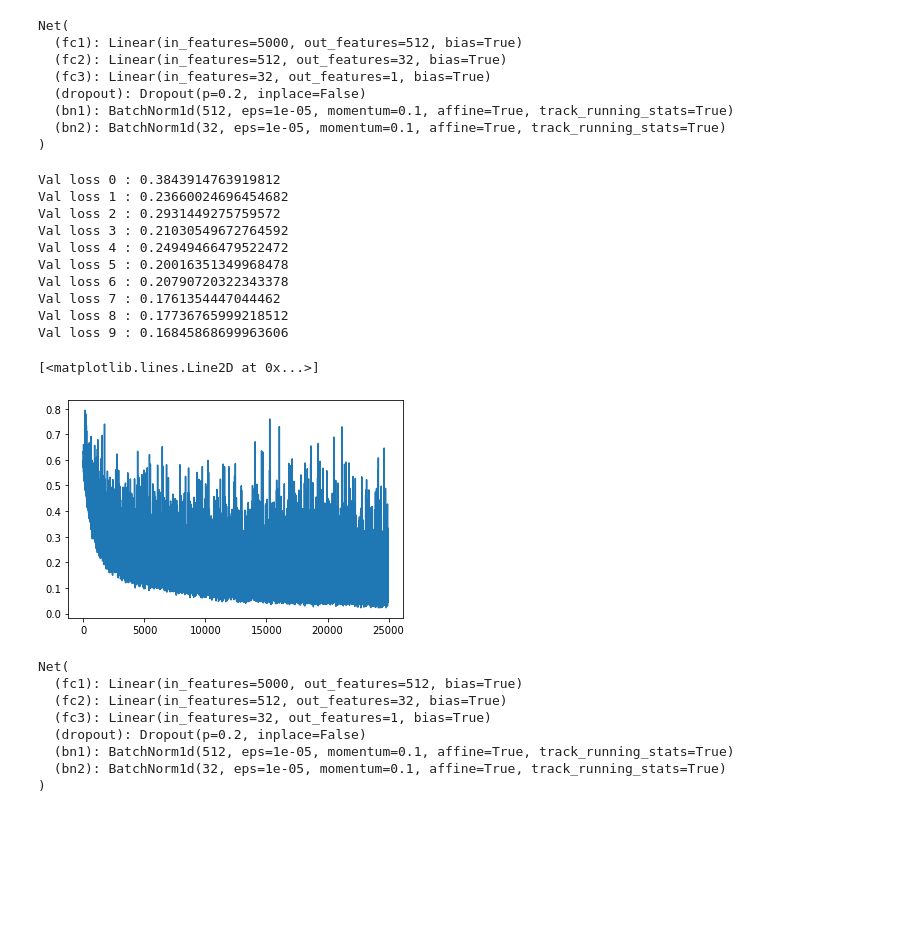
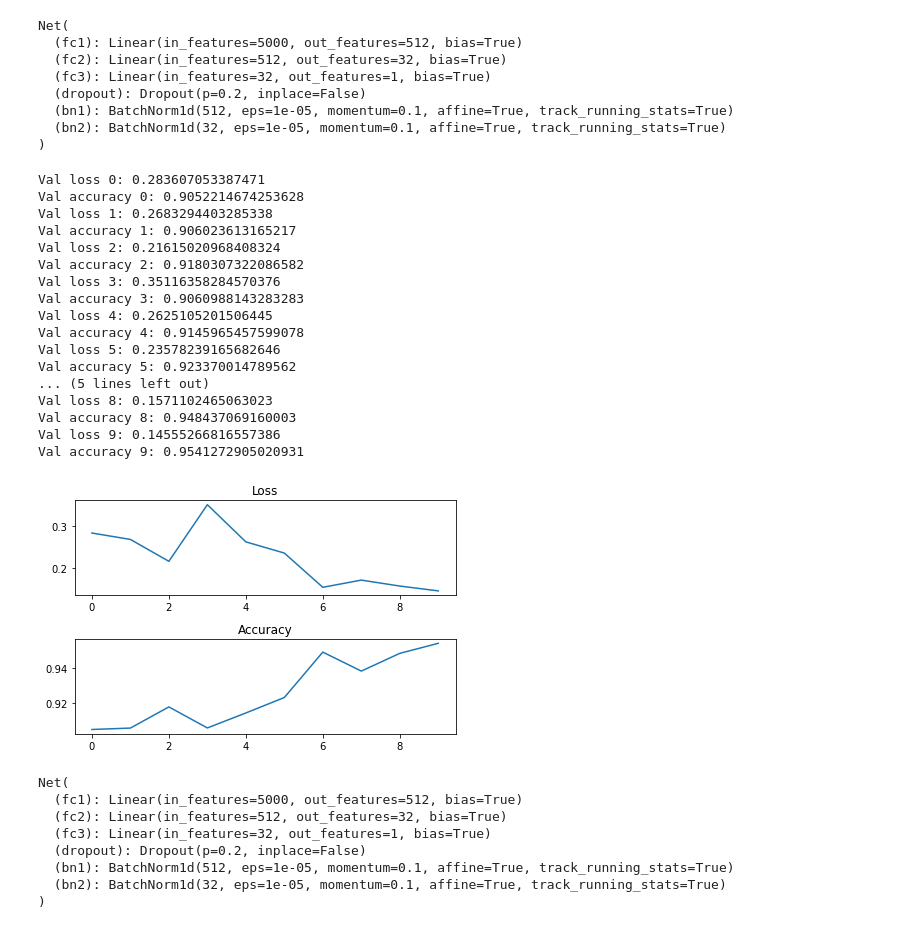
Before and after one commit to krupartea/Toxic-Comment-Classification-Using-Bag-of-Words, a Jupyter notebook: bag_of_words.ipynb, the cells around one changed output. Saved outputs shown, nothing was run; the diff lists cells and outputs as text; code cells hidden in the pictures; blank space fills up the shorter version.

```diff
--- a/bag_of_words.ipynb
+++ b/bag_of_words.ipynb
@@ -163,3 +135,3 @@ gc.collect()
 # %%
-dataset = np.array([[data, target] for data, target in zip(bag_of_words_tf_idf, df['toxic'].values)], dtype=object)
+dataset = np.array([[data, target] for data, target in zip(bag_of_words_df.values, df['toxic'].values)], dtype=object)
 dataset = dataset[np.random.permutation(len(dataset))]
@@ -172,7 +138,7 @@ gc.collect()
 # %%
 class Toxic(Dataset):
 
-    def __init__(self, dataset, phase='train'):
+    def __init__(self, dataset, phase=None):
 
         self.dataset = dataset
         self.phase = phase
@@ -222,7 +188,7 @@ class Net(nn.Module):
 
     def __init__(self):
         super().__init__()
-        self.fc1 = nn.Linear(5000, 512)
+        self.fc1 = nn.Linear(n_words_in_bag, 512)
         self.fc2 = nn.Linear(512, 32)
         self.fc3 = nn.Linear(32, 1)
 
@@ -260,14 +226,14 @@ Net(
 # %%
 total_progress = tqdm(total=num_epochs, desc='Total progress')
 epoch_losses = []
-casual_losses = []
+accuracy = Accuracy()
+epoch_accuracies = []
 
 for epoch in range(num_epochs):
+
     model.train()
-
     epoch_progress = tqdm(total=len(train_loader), desc=f'Epoch {epoch}', leave=False)
-
-    for batch_idx, (data, target) in enumerate(train_loader):
+    for data, target in train_loader:
         optimizer.zero_grad()
         data = data.to(device)
         target = target.to(device)
@@ -277,45 +243,63 @@ for epoch in range(num_epochs):
         loss.backward()
         optimizer.step()
         epoch_progress.update()
-        casual_losses.append(loss.item())
+    epoch_progress.close()
 
     model.eval()
+    accuracy.reset()
+    val_progress = tqdm(total=len(val_loader), desc=f'Epoch {epoch}. Validating...', leave=False)
     val_losses = []
-    for batch_idx, (data, target) in enumerate(val_loader):
+    for data, target in val_loader:
         data = data.to(device)
         target = target.to(device)
         target = target.unsqueeze(1)
         output = model(data)
         loss = loss_fn(output, target)
         val_losses.append(loss.item())
+        accuracy.update(((output>.5).float(), target))
+        val_progress.update()
+    val_progress.close()
 
     mean_val_loss = np.mean(val_losses)
     epoch_losses.append(mean_val_loss)
-    if min(epoch_losses) == mean_val_loss:
-        torch.save(model, 'min_val_loss.pt')
+    current_accuracy = accuracy.compute()
+    epoch_accuracies.append(current_accuracy)
+    if current_accuracy == max(epoch_accuracies):
+        torch.save(model, 'max_accuracy.pt')
 
     scheduler.step(mean_val_loss)
 
-    print(f"Val loss {epoch} : {np.mean(val_losses)}")
+    print(f"Val loss {epoch}: {epoch_losses[-1]}")
+    print(f"Val accuracy {epoch}: {epoch_accuracies[-1]}")
 
-    epoch_progress.close()
     total_progress.update()
 
 total_progress.close()
 # %% [output]
-Val loss 0 : 0.3843914763919812
-Val loss 1 : 0.23660024696454682
-Val loss 2 : 0.2931449275759572
-Val loss 3 : 0.21030549672764592
-Val loss 4 : 0.24949466479522472
-Val loss 5 : 0.20016351349968478
-Val loss 6 : 0.20790720322343378
-Val loss 7 : 0.1761354447044462
-Val loss 8 : 0.17736765999218512
-Val loss 9 : 0.16845868699963606
+Val loss 0: 0.283607053387471
+Val accuracy 0: 0.9052214674253628
+Val loss 1: 0.2683294403285338
+Val accuracy 1: 0.906023613165217
+Val loss 2: 0.21615020968408324
+Val accuracy 2: 0.9180307322086582
+Val loss 3: 0.35116358284570376
+Val accuracy 3: 0.9060988143283283
+Val loss 4: 0.2625105201506445
+Val accuracy 4: 0.9145965457599078
+Val loss 5: 0.23578239165682646
+Val accuracy 5: 0.923370014789562
+... (5 lines left out)
+Val loss 8: 0.1571102465063023
+Val accuracy 8: 0.948437069160003
+Val loss 9: 0.14555266816557386
+Val accuracy 9: 0.9541272905020931
-# %%
-plt.plot(casual_losses)
-# %% [output]
-[<matplotlib.lines.Line2D at 0x...>]
-[figure, removed]
+# %%
+fig, axs = plt.subplots(2)
+axs[0].plot(epoch_losses)
+axs[0].set_title('Loss')
+axs[1].plot(epoch_accuracies)
+axs[1].set_title('Accuracy')
+fig.tight_layout()
+# %% [output]
+[figure, added]
 # %%
```
Also changed, not shown: parts of 26 cells of this notebook.
